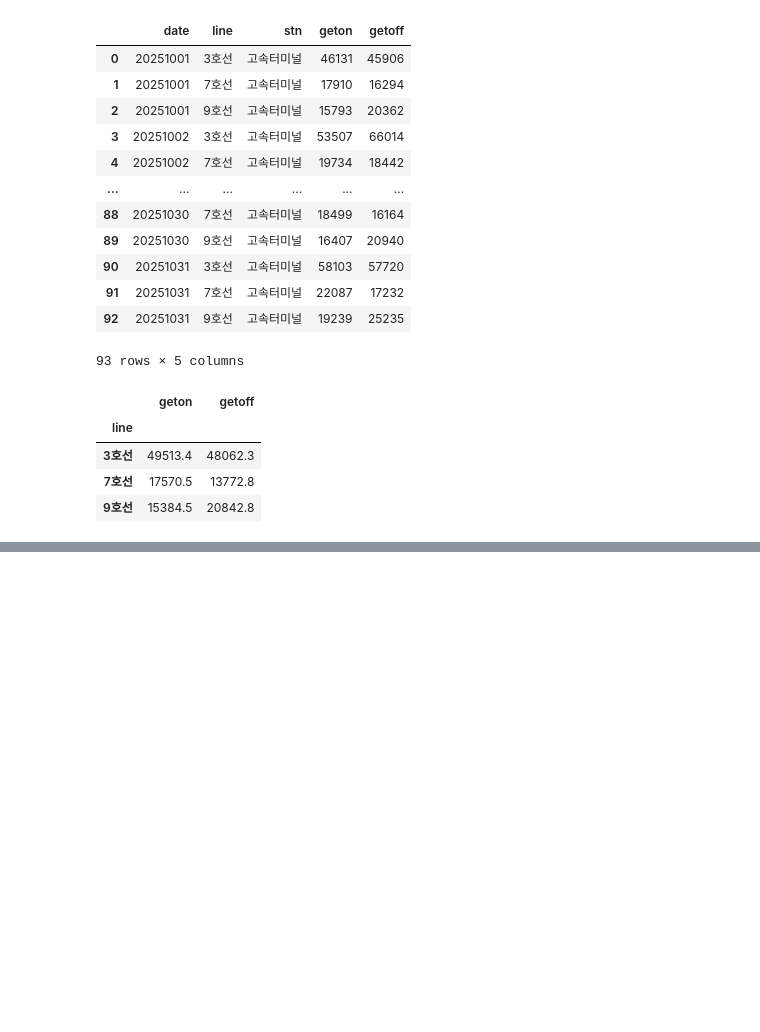
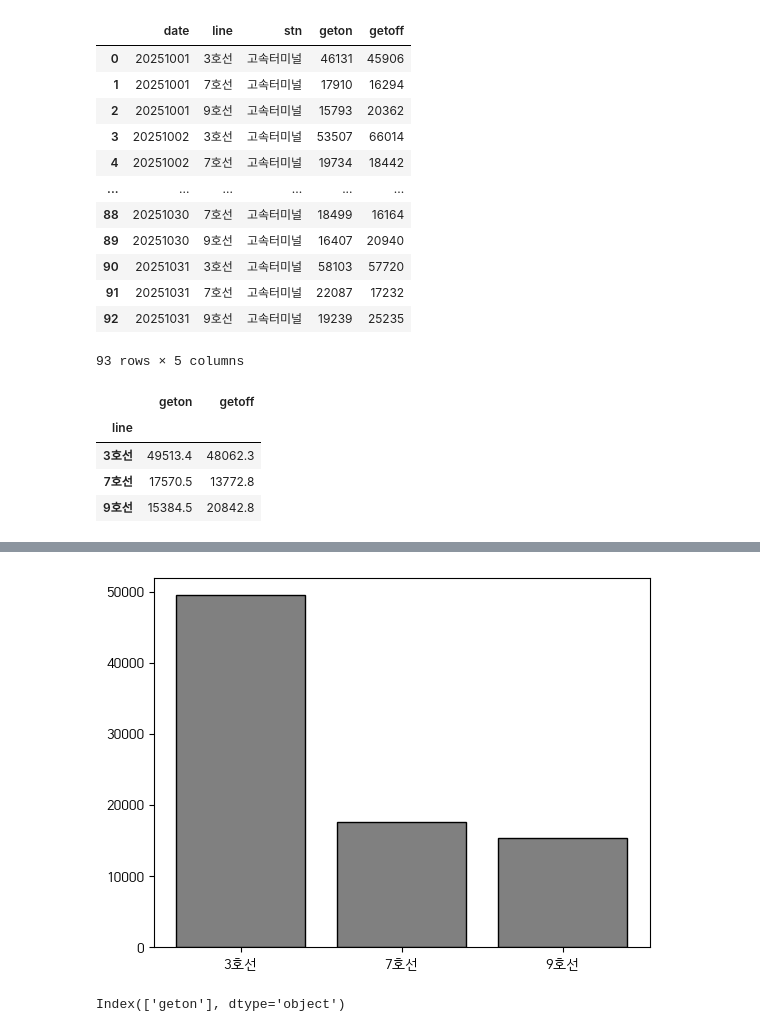
Before and after one commit to hvvrnz/bigdata-finaltest, a Jupyter notebook: 202121158-무작정따라하기-9-1.ipynb, the cells around one changed output, grey strips where cells are left out. Cells and saved outputs as stored; diff of their text form; code cells hidden in the pictures; blank space fills up the shorter version.

Commit message:
refactor: add pandas indexing explanation

```diff
--- a/202121158-무작정따라하기-9-1.ipynb
+++ b/202121158-무작정따라하기-9-1.ipynb
@@ -277,0 +313,53 @@ result
+# %%
+# 평균을 높이로 하는 막대그래프
+
+fig, ax = plt.subplots()
+ax.bar(result.index, result['geton'], color='gray', edgecolor='black')
+# ax.bar(x좌표, y좌표 ... 옵션들)
+# =====================================
+# df 객체(result)의 속성 inform (. 객체 내 속성이므로 . 접근 가능)
+# 속성        의미	                함수?
+# .index	인덱스 값 저장 객체	    ❌ 속성임  (행 라벨, 이름, 번호 추출)
+# .columns	컬럼 이름 리스트	    ❌ 속성임  (열 이름 추출)
+# .values	실제 값 	           ❌
+# .shape	(행, 열) 튜플	       ❌
+# .info()	요약 정보 출력	        ✔ 함수 ()
+# .head()	앞부분 출력	            ✔ 함수 ()
+
+# Series는 1열이라 column명같은 속성은 없음 df랑 다른데, 아까 result를 [df['geton']] 리스트 인자로 넘겨서 Series가 아닌 df로 만들어 저장함.
+# 웬만하면 df로 저장하는 걸로..
+
+plt.show()
+
+
+# ======= 정리 ============
+
+# ✔ 행 '이름만' 보려면?
+# df.index
+
+# ✔ 열 '이름만' 보려면?
+# df.columns
+
+# ✔ 행 필터링(조건으로 행 선택) 하려면?
+# df[df['col'] > 10]      # boolean mask
+
+# ✔ 열 필터링(특정 열만 선택) 하려면?
+# df['col']               # Series (인자 문자열 넘기면) : 1차원
+# df[['col1','col2']]     # DataFrame (인자로 리스트 넘기면) : 2차원
+# df[['col']]
+
+# ✔ 행 + 열 동시에 선택하려면?
+# df.loc[행라벨 , 열라벨]   # 라벨 기반
+# df.iloc[행번호 , 열번호]   # 번호 기반
+
+
+# Index 객체는 행의 라벨 정보니깐,
+#    → bar 그래프 x축 등에 바로 사용 가능
+# ==========================================
+# %% [output]
+[figure, added]
+# %%
+result_geton = result[['geton']]
+result_geton.columns
+# %% [output]
+Index(['geton'], dtype='object')
```
Also changed, not shown: parts of 4 cells of this notebook.
